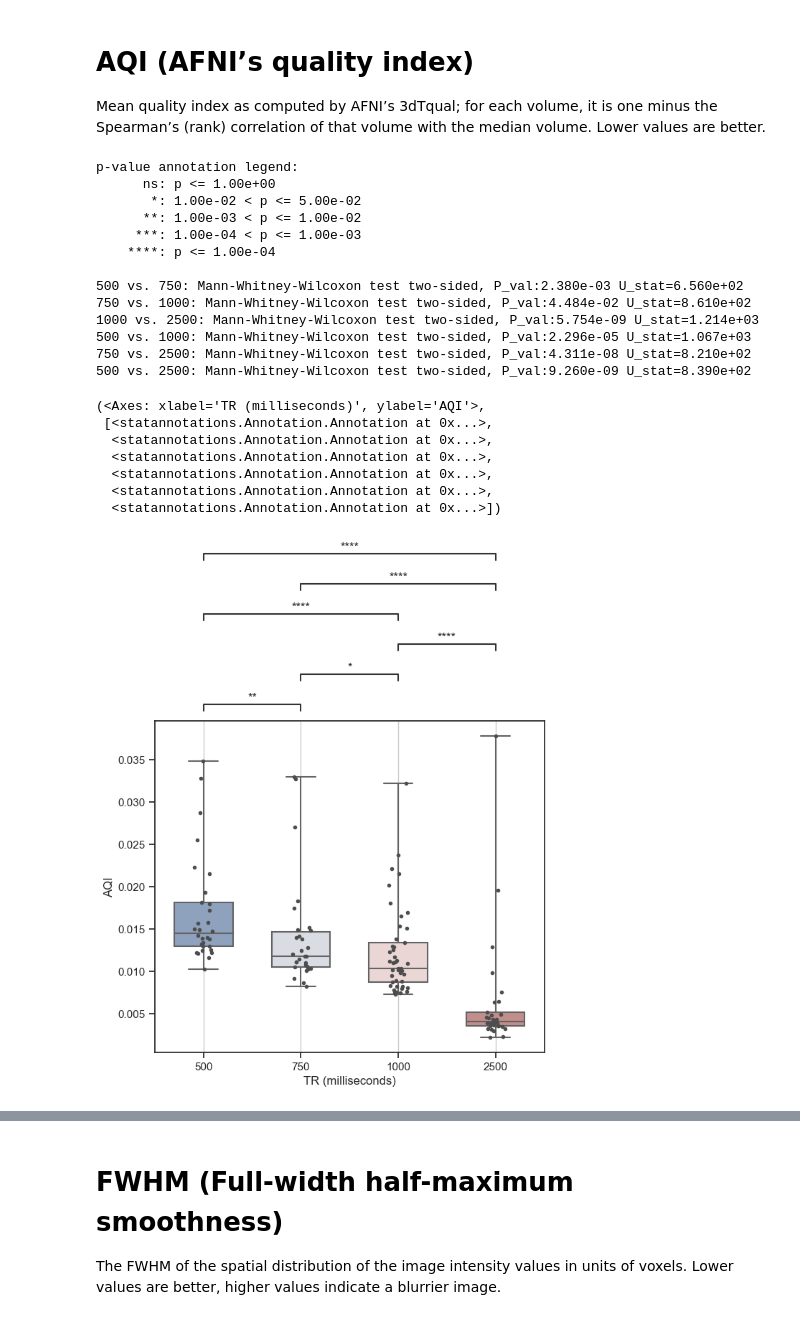
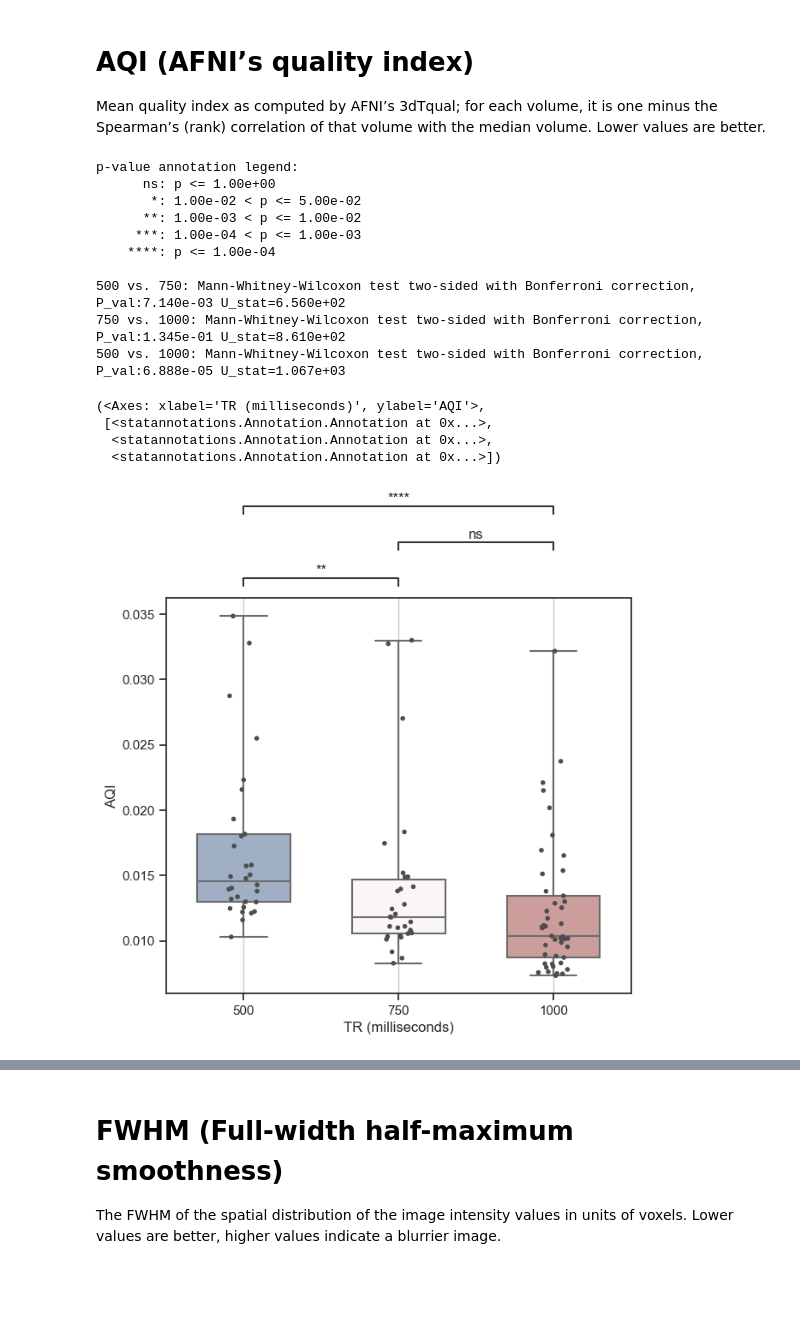
Before and after one commit to CIBIT-UC/vpmbtr, a Jupyter notebook: scripts/mriqc.ipynb, the cells around one changed output, grey strips where cells are left out. Cells and saved outputs as stored; diff of their text form; code cells hidden in the pictures; blank space fills up the shorter version.

```diff
--- a/scripts/mriqc.ipynb
+++ b/scripts/mriqc.ipynb
@@ -54,3 +54,11 @@ mriqc_data.head()
 | 3 | sub-01_task-AA_acq-2500_run-1_bold | 0.000578 | 0.003224 | 0 | 32.594990 | 1.197928 | 0.989386 | 0.577387 | 235.130478 | 0.055899 | ... |
 | 4 | sub-01_task-UA_acq-0500_run-1_bold | 0.000574 | 0.012481 | 4 | 38.444725 | 1.185641 | 1.003976 | 0.559465 | 2759.964600 | 0.142584 | ... |
 5 rows × 46 columns
+# %%
+# remove all rows of mriqc_data with TR = 2500
+mriqc_data_mb = mriqc_data[mriqc_data.TR != '2500']
+
+TRs_mb = ['500', '750', '1000']
+TR_pairs_mb = list(combinations(TRs_mb, r=2))
+
+mriqc_data_mb
@@ -194,45 +200,39 @@ Mean quality index as computed by AFNI’s 3dTqual; for each volume, it is one m
 # %%
 # Initialize the figure with a logarithmic x axis
 f, ax = plt.subplots(figsize=(7, 6))
 
 # Plot the orbital period with horizontal boxes
-sns.boxplot(x="TR", y="aqi", data=mriqc_data,
+sns.boxplot(x="TR", y="aqi", data=mriqc_data_mb,
             whis=[0, 100], width=.6, palette="vlag")
 
 # Add in points to show each observation
-sns.stripplot(x="TR", y="aqi", data=mriqc_data,
+sns.stripplot(x="TR", y="aqi", data=mriqc_data_mb,
               size=4, color=".3", linewidth=0)
 
 # Tweak the visual presentation
 ax.xaxis.grid(True)
 ax.set(xlabel="TR (milliseconds)", ylabel="AQI")
 #sns.despine(trim=True, left=True)
 
-annotator = Annotator(ax, TR_pairs, data=mriqc_data, x='TR', y='aqi', order=TRs)
-annotator.configure(test='Mann-Whitney', text_format='star', loc='outside', verbose=1)
+annotator = Annotator(ax, TR_pairs_mb, data=mriqc_data_mb, x='TR', y='aqi', order=TRs_mb)
+annotator.configure(test='Mann-Whitney', text_format='star', loc='outside', verbose=1, comparisons_correction='bonferroni')
 annotator.apply_and_annotate()
 # %% [output]
 p-value annotation legend:
       ns: p <= 1.00e+00
        *: 1.00e-02 < p <= 5.00e-02
       **: 1.00e-03 < p <= 1.00e-02
      ***: 1.00e-04 < p <= 1.00e-03
     ****: p <= 1.00e-04
 
-500 vs. 750: Mann-Whitney-Wilcoxon test two-sided, P_val:2.380e-03 U_stat=6.560e+02
-750 vs. 1000: Mann-Whitney-Wilcoxon test two-sided, P_val:4.484e-02 U_stat=8.610e+02
-1000 vs. 2500: Mann-Whitney-Wilcoxon test two-sided, P_val:5.754e-09 U_stat=1.214e+03
-500 vs. 1000: Mann-Whitney-Wilcoxon test two-sided, P_val:2.296e-05 U_stat=1.067e+03
-750 vs. 2500: Mann-Whitney-Wilcoxon test two-sided, P_val:4.311e-08 U_stat=8.210e+02
-500 vs. 2500: Mann-Whitney-Wilcoxon test two-sided, P_val:9.260e-09 U_stat=8.390e+02
+500 vs. 750: Mann-Whitney-Wilcoxon test two-sided with Bonferroni correction, P_val:7.140e-03 U_stat=6.560e+02
+750 vs. 1000: Mann-Whitney-Wilcoxon test two-sided with Bonferroni correction, P_val:1.345e-01 U_stat=8.610e+02
+500 vs. 1000: Mann-Whitney-Wilcoxon test two-sided with Bonferroni correction, P_val:6.888e-05 U_stat=1.067e+03
 (<Axes: xlabel='TR (milliseconds)', ylabel='AQI'>,
  [<statannotations.Annotation.Annotation at 0x...>,
   <statannotations.Annotation.Annotation at 0x...>,
-  <statannotations.Annotation.Annotation at 0x...>,
-  <statannotations.Annotation.Annotation at 0x...>,
-  <statannotations.Annotation.Annotation at 0x...>,
   <statannotations.Annotation.Annotation at 0x...>])
-[figure, old version]
+[figure, new version]
 # %%
 #| label: mriqc_aqi
 f
```
Also changed, not shown: parts of 9 cells of this notebook, 1 other file.
